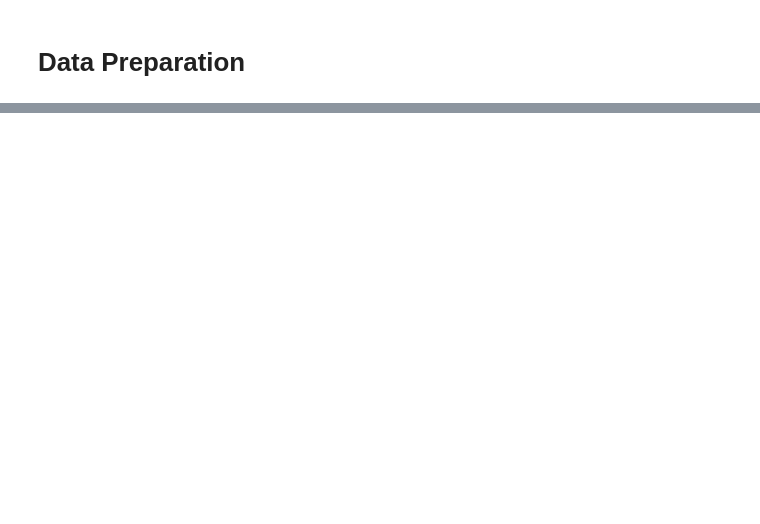
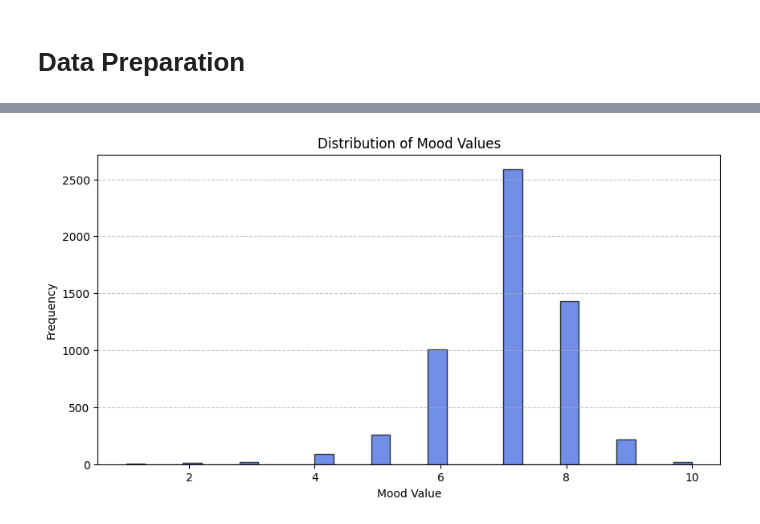
Before and after one commit to pepesmigaj2022/DataMoaningTechniques, a Jupyter notebook: data_prep.ipynb, the cells around one changed output, grey strips where cells are left out. Cells and saved outputs as stored; diff of their text form; code cells hidden in the pictures; blank space fills up the shorter version.

```diff
--- a/data_prep.ipynb
+++ b/data_prep.ipynb
@@ -73,0 +179,22 @@ df
+# %%
+import matplotlib.pyplot as plt
+
+# Filter only 'mood' records
+mood_df = df[df["record_type"] == "mood"]
+
+# Plot histogram
+plt.figure(figsize=(10, 5))
+plt.hist(mood_df["value"], bins=30, color="royalblue", edgecolor="black", alpha=0.75)
+
+# Labels and title
+plt.xlabel("Mood Value")
+plt.ylabel("Frequency")
+plt.title("Distribution of Mood Values")
+
+# Add grid for better readability
+plt.grid(axis="y", linestyle="--", alpha=0.7)
+
+# Show plot
+plt.show()
+# %% [output]
+[figure, added]
```
Also changed, not shown: parts of 5 cells of this notebook, 1 other file.
